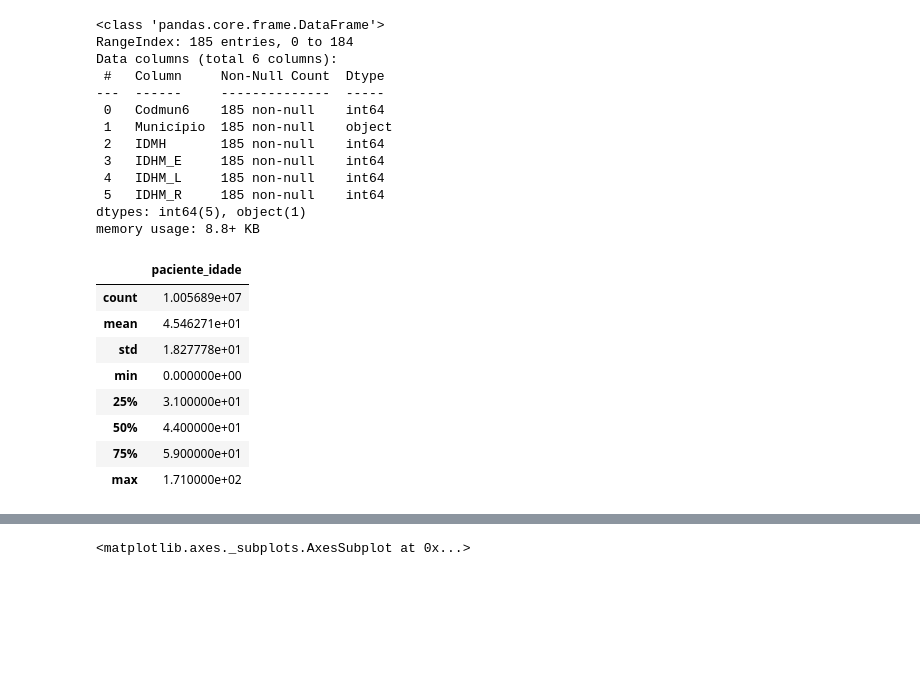
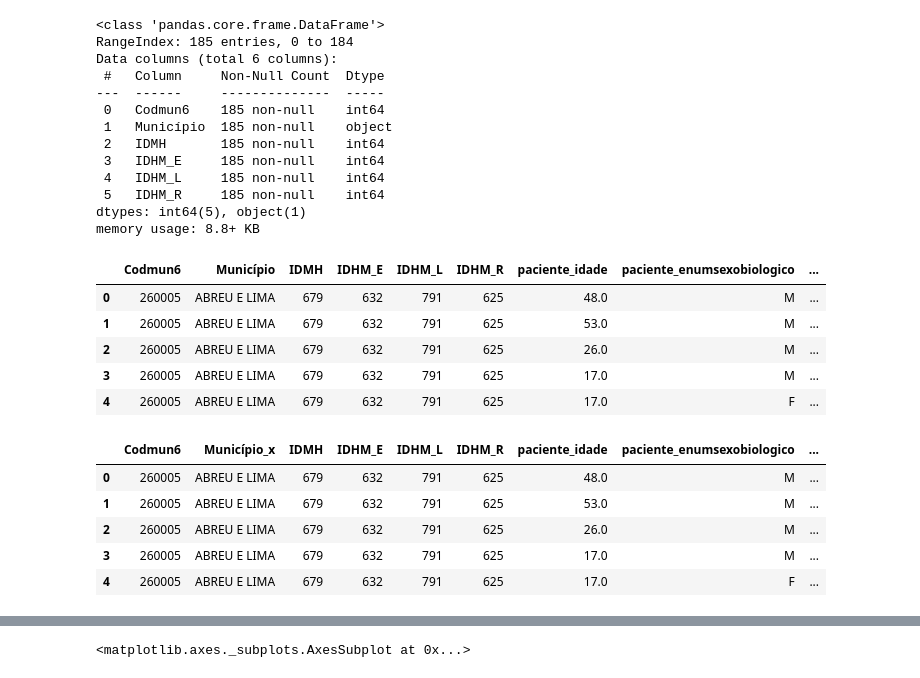
Before and after one commit to CamilaSDantas/vacina_covid19_pernambuco, a Jupyter notebook: VACINAxIDhPE.ipynb, the cells around one changed output, grey strips where cells are left out. Saved outputs shown, nothing was run; the diff lists cells and outputs as text; code cells hidden in the pictures; blank space fills up the shorter version.

```diff
--- a/VACINAxIDhPE.ipynb
+++ b/VACINAxIDhPE.ipynb
@@ -102,5 +102,3 @@ Data columns (total 7 columns):
  6   vacina_nome                       object
 dtypes: float64(1), int64(1), object(5)
 memory usage: 613.8+ MB
-# %%
-covid.rename(columns = {'paciente_idade':'idade'},inplace = True)
@@ -153,15 +149,14 @@ Data columns (total 6 columns):
  5   IDHM_R     185 non-null    int64
 dtypes: int64(5), object(1)
 memory usage: 8.8+ KB
-# %%
-covid.describe()
-# %% [output]
-|  | paciente_idade |
-| count | 1.005689e+07 |
-| mean | 4.546271e+01 |
-| std | 1.827778e+01 |
-| min | 0.000000e+00 |
-| 25% | 3.100000e+01 |
-| 50% | 4.400000e+01 |
-| 75% | 5.900000e+01 |
-| max | 1.710000e+02 |
+# %%
+vacinacao = pd.merge(idhm,covid,left_on='Codmun6', right_on='estabelecimento_municipio_codigo')
+# %%
+vacinacao.head()
+# %% [output]
+|  | Codmun6 | Município | IDMH | IDHM_E | IDHM_L | IDHM_R | paciente_idade | paciente_enumsexobiologico | ... |
+| 0 | 260005 | ABREU E LIMA | 679 | 632 | 791 | 625 | 48.0 | M | ... |
+| 1 | 260005 | ABREU E LIMA | 679 | 632 | 791 | 625 | 53.0 | M | ... |
+| 2 | 260005 | ABREU E LIMA | 679 | 632 | 791 | 625 | 26.0 | M | ... |
+| 3 | 260005 | ABREU E LIMA | 679 | 632 | 791 | 625 | 17.0 | M | ... |
+| 4 | 260005 | ABREU E LIMA | 679 | 632 | 791 | 625 | 17.0 | F | ... |
@@ -168 +165,10 @@ covid.describe()
+# %%
+vacinaspe.head()
+# %% [output]
+|  | Codmun6 | Município_x | IDMH | IDHM_E | IDHM_L | IDHM_R | paciente_idade | paciente_enumsexobiologico | ... |
+| 0 | 260005 | ABREU E LIMA | 679 | 632 | 791 | 625 | 48.0 | M | ... |
+| 1 | 260005 | ABREU E LIMA | 679 | 632 | 791 | 625 | 53.0 | M | ... |
+| 2 | 260005 | ABREU E LIMA | 679 | 632 | 791 | 625 | 26.0 | M | ... |
+| 3 | 260005 | ABREU E LIMA | 679 | 632 | 791 | 625 | 17.0 | M | ... |
+| 4 | 260005 | ABREU E LIMA | 679 | 632 | 791 | 625 | 17.0 | F | ... |
 # %%
```
Also changed, not shown: parts of 11 cells of this notebook.
